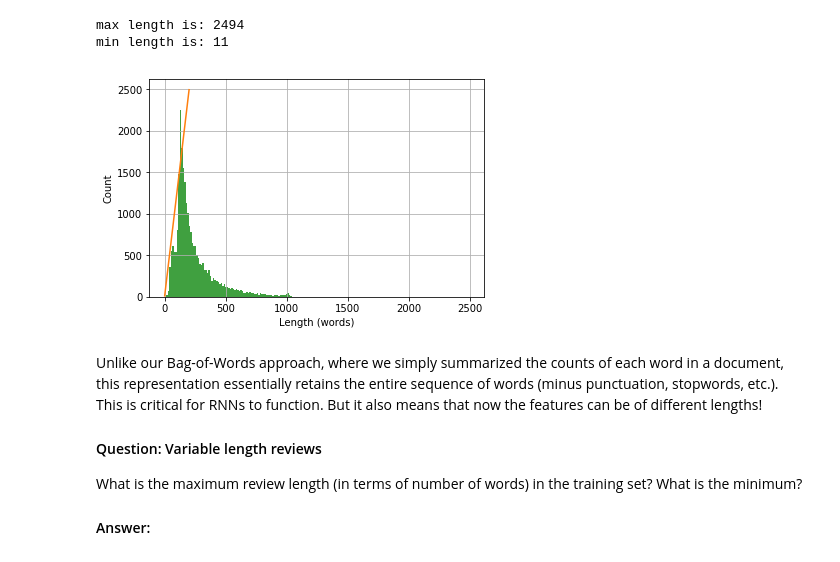
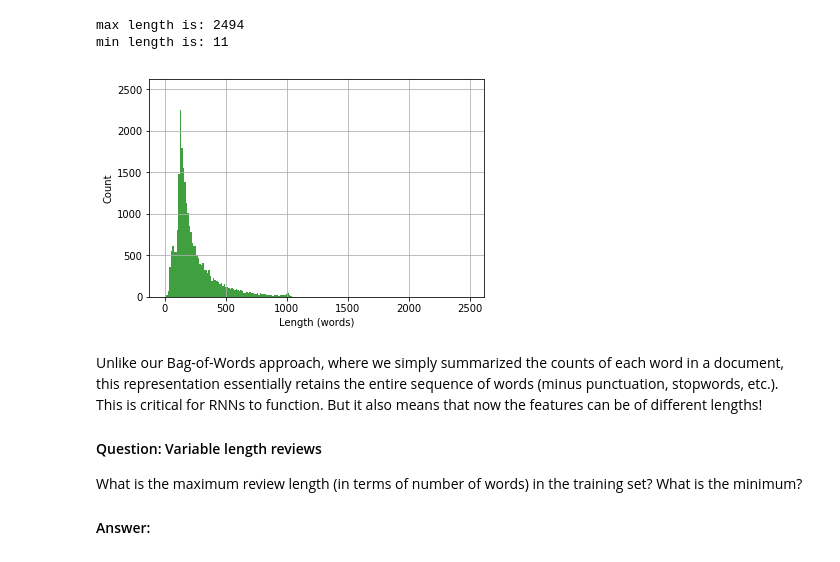
Before and after one commit to baek-jinoo/AIND-NLP, a Jupyter notebook: sentiment_analysis.ipynb, the cells around one changed output. Drawn from its saved outputs; the diff is of its cells as text; code cells hidden in the pictures.

```diff
--- a/sentiment_analysis.ipynb
+++ b/sentiment_analysis.ipynb
@@ -668,19 +668,19 @@ min length is: 11
 # %%
 import matplotlib.pyplot as plt
 %matplotlib inline
 
 lengths = [len(x) for x in X_train]
 n, bins, patches = plt.hist(lengths, 200, facecolor='green', alpha=0.75)
-l = plt.plot(bins)
+plt.plot(bins, linewidth=0.0)
 
 # plt.xlabel('Smarts')
 plt.xlabel('Length (words)')
 plt.ylabel('Count')
 plt.grid(True)
 
 plt.show()
 # %% [output]
-[figure, old version]
+[figure, new version]
 # %% [markdown]
 Unlike our Bag-of-Words approach, where we simply summarized the counts of each word in a document, this representation essentially retains the entire sequence of words (minus punctuation, stopwords, etc.). This is critical for RNNs to function. But it also means that now the features can be of different lengths!
 
```
Also changed, not shown: parts of 2 cells of this notebook.
